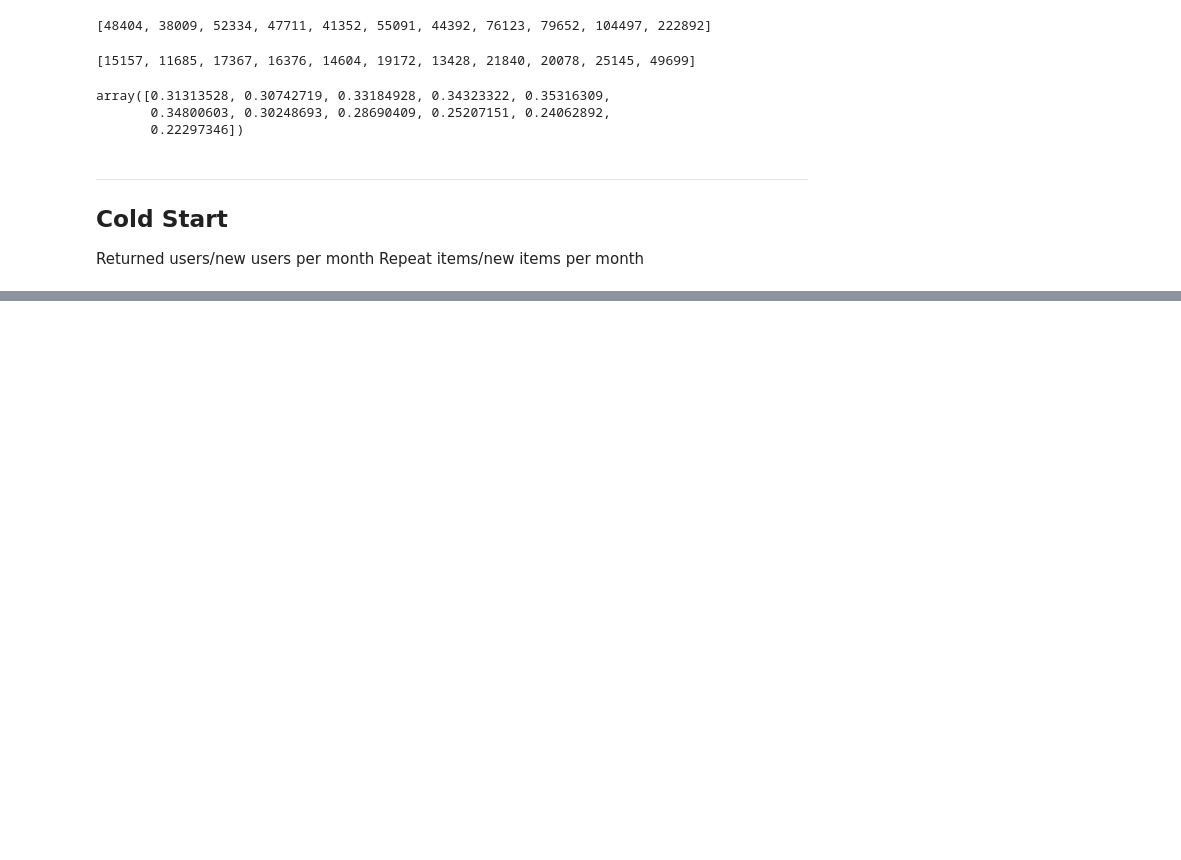
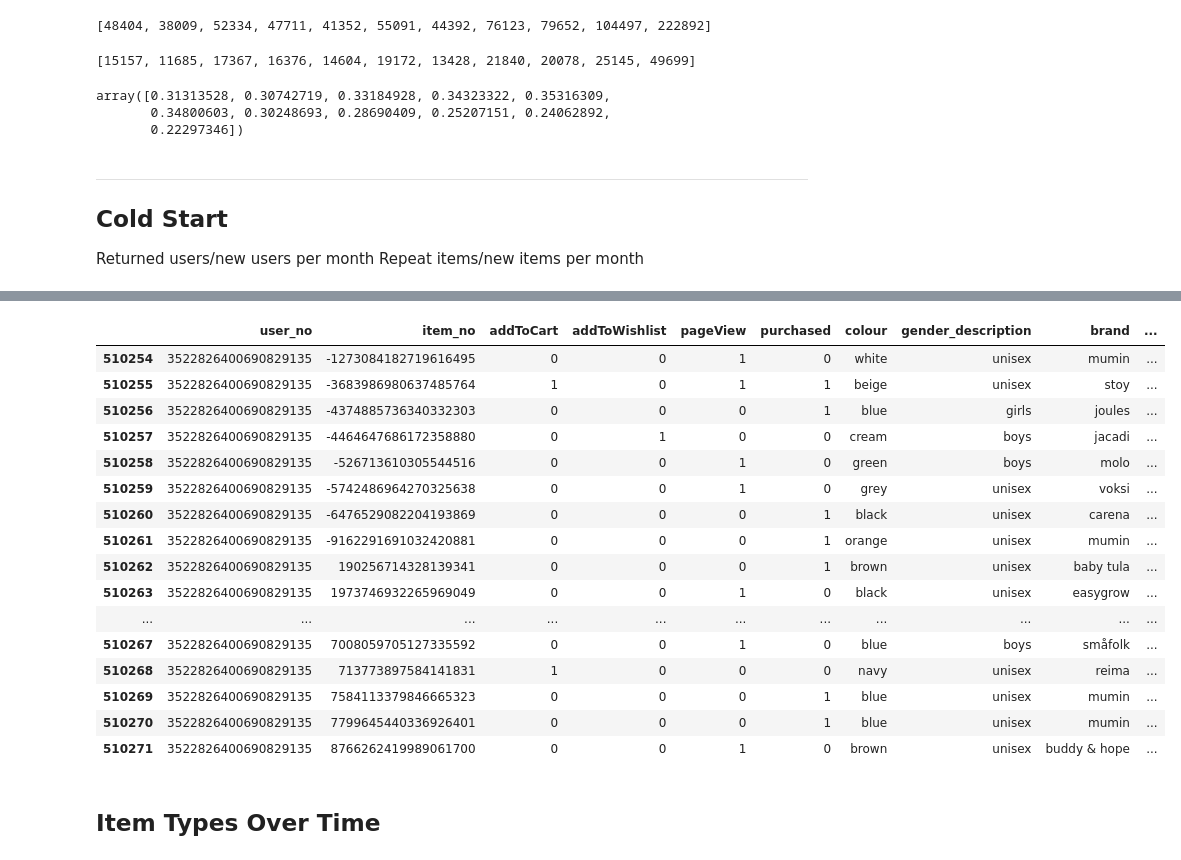
Before and after one commit to msvensson222/tfrs-retail-example, a Jupyter notebook: EDA.ipynb, the cells around one changed output, grey strips where cells are left out. Cells and saved outputs as stored; diff of their text form; code cells hidden in the pictures; blank space fills up the shorter version.

```diff
--- a/EDA.ipynb
+++ b/EDA.ipynb
@@ -464,0 +542,29 @@ Repeat items/new items per month
+# %%
+def display_user(df, user=None):
+    if not user:
+        user = random.choice(df['user_no'].unique())
+
+    user_df = df[df['user_no'] == user]
+    display(user_df)
+# %%
+display_user(user_item_interaction_w_metadata)
+# %% [output]
+|  | user_no | item_no | addToCart | addToWishlist | pageView | purchased | colour | gender_description | brand | ... |
+| 510254 | 3522826400690829135 | -1273084182719616495 | 0 | 0 | 1 | 0 | white | unisex | mumin | ... |
+| 510255 | 3522826400690829135 | -3683986980637485764 | 1 | 0 | 1 | 1 | beige | unisex | stoy | ... |
+| 510256 | 3522826400690829135 | -4374885736340332303 | 0 | 0 | 0 | 1 | blue | girls | joules | ... |
+| 510257 | 3522826400690829135 | -4464647686172358880 | 0 | 1 | 0 | 0 | cream | boys | jacadi | ... |
+| 510258 | 3522826400690829135 | -526713610305544516 | 0 | 0 | 1 | 0 | green | boys | molo | ... |
+| 510259 | 3522826400690829135 | -5742486964270325638 | 0 | 0 | 1 | 0 | grey | unisex | voksi | ... |
+| 510260 | 3522826400690829135 | -6476529082204193869 | 0 | 0 | 0 | 1 | black | unisex | carena | ... |
+| 510261 | 3522826400690829135 | -9162291691032420881 | 0 | 0 | 0 | 1 | orange | unisex | mumin | ... |
+| 510262 | 3522826400690829135 | 190256714328139341 | 0 | 0 | 0 | 1 | brown | unisex | baby tula | ... |
+| 510263 | 3522826400690829135 | 1973746932265969049 | 0 | 0 | 1 | 0 | black | unisex | easygrow | ... |
+| ... | ... | ... | ... | ... | ... | ... | ... | ... | ... | ... |
+| 510267 | 3522826400690829135 | 7008059705127335592 | 0 | 0 | 1 | 0 | blue | boys | småfolk | ... |
+| 510268 | 3522826400690829135 | 713773897584141831 | 1 | 0 | 0 | 0 | navy | unisex | reima | ... |
+| 510269 | 3522826400690829135 | 7584113379846665323 | 0 | 0 | 0 | 1 | blue | unisex | mumin | ... |
+| 510270 | 3522826400690829135 | 7799645440336926401 | 0 | 0 | 0 | 1 | blue | unisex | mumin | ... |
+| 510271 | 3522826400690829135 | 8766262419989061700 | 0 | 0 | 1 | 0 | brown | unisex | buddy & hope | ... |
+# %% [markdown]
+## **Item Types Over Time**
```
Also changed, not shown: parts of 39 cells of this notebook.
